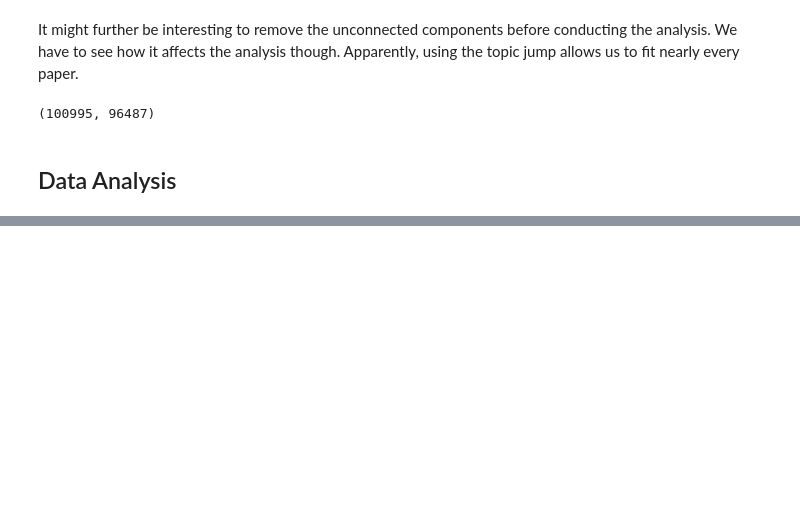
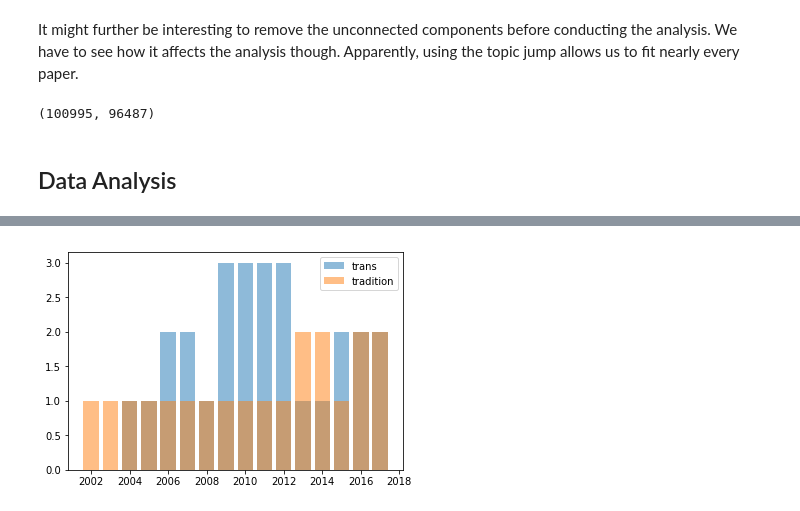
Before and after one commit to AlexImmer/network-epistemology, a Jupyter notebook: Data Analysis.ipynb, the cells around one changed output, grey strips where cells are left out. Saved outputs shown, nothing was run; the diff lists cells and outputs as text; code cells hidden in the pictures; blank space fills up the shorter version.

```diff
--- a/Data Analysis.ipynb
+++ b/Data Analysis.ipynb
@@ -55,0 +84,16 @@ len(merged_dists), len(filtered_merged_dists)
+# %%
+pub_indices = ys[ys.year<2005].index
+# %%
+sample = np.random.randint(len(pub_indices))
+pub = pub_indices[sample]
+# look at distances from the publication to the following years
+pub_dists = frame.loc[pub].sort_values('year')
+if not all(pub_dists.transformation_distance.isna()):
+    plt.bar(pub_dists.year, pub_dists.transformation_distance, label='trans', alpha=0.5)
+if not all(pub_dists.tradition_distance.isna()):
+    # + 1 becuase 0 is not visible of course..
+    plt.bar(pub_dists.year, pub_dists.tradition_distance+1, label='tradition', alpha=0.5)
+plt.legend()
+plt.show()
+# %% [output]
+[figure, added]
```
Also changed, not shown: parts of 24 cells of this notebook, 1 other file.
